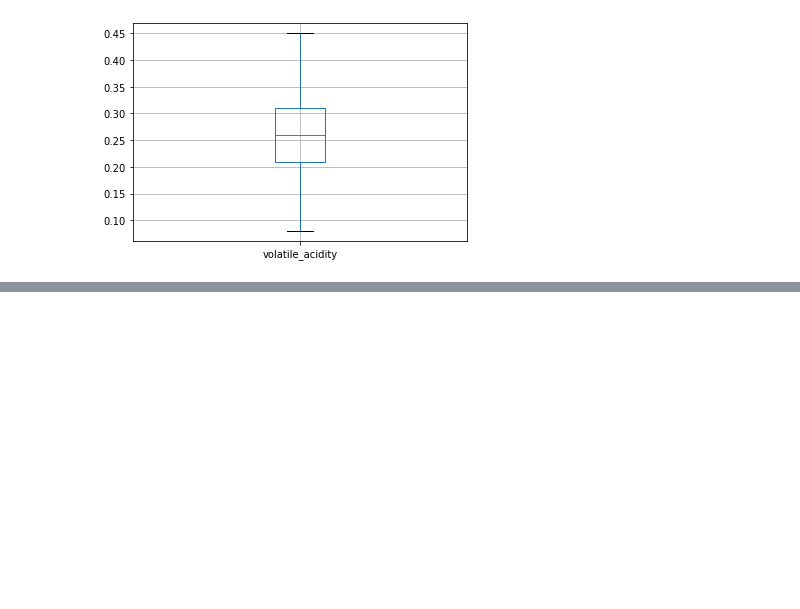
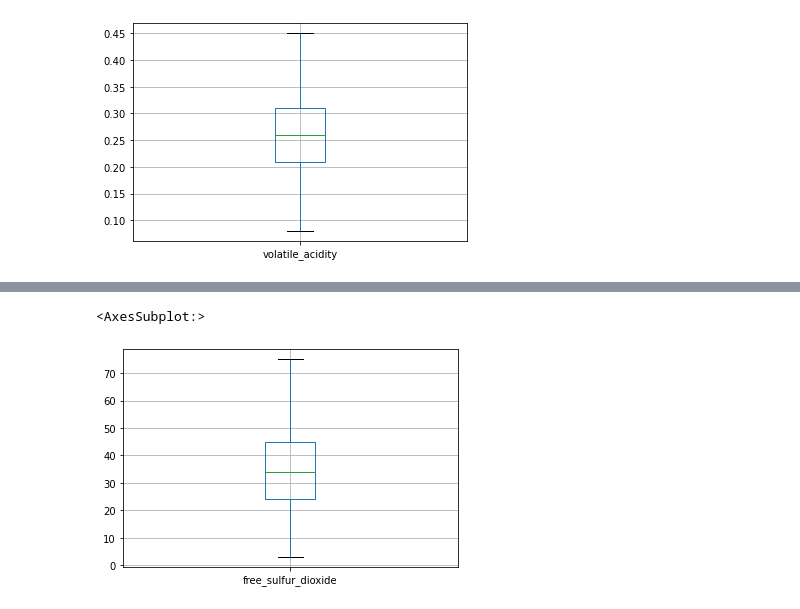
Before and after one commit to mchayan/DS_Practice, a Jupyter notebook: EDA_Practice/Assignment/Assignment_2.ipynb, the cells around one changed output, grey strips where cells are left out. Saved outputs shown, nothing was run; the diff lists cells and outputs as text; code cells hidden in the pictures; blank space fills up the shorter version.

```diff
--- a/EDA_Practice/Assignment/Assignment_2.ipynb
+++ b/EDA_Practice/Assignment/Assignment_2.ipynb
@@ -373,0 +522,5 @@ new_data.boxplot('residual_sugar')
+# %%
+new_data.boxplot('free_sulfur_dioxide')
+# %% [output]
+<AxesSubplot:>
+[figure, added]
```
Also changed, not shown: parts of 70 cells of this notebook.
